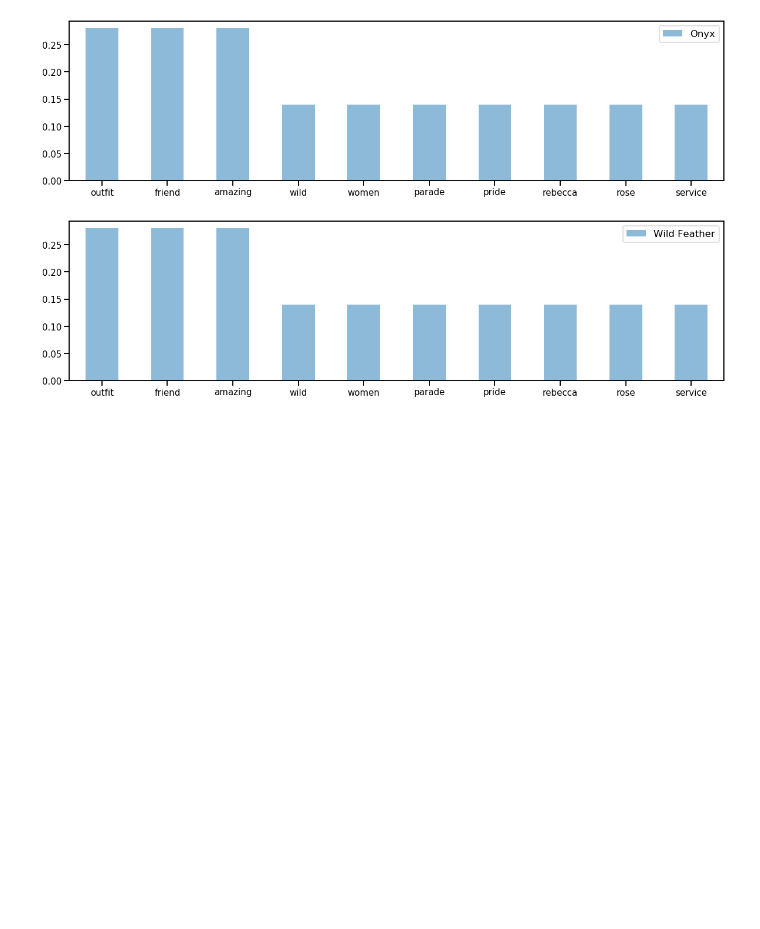
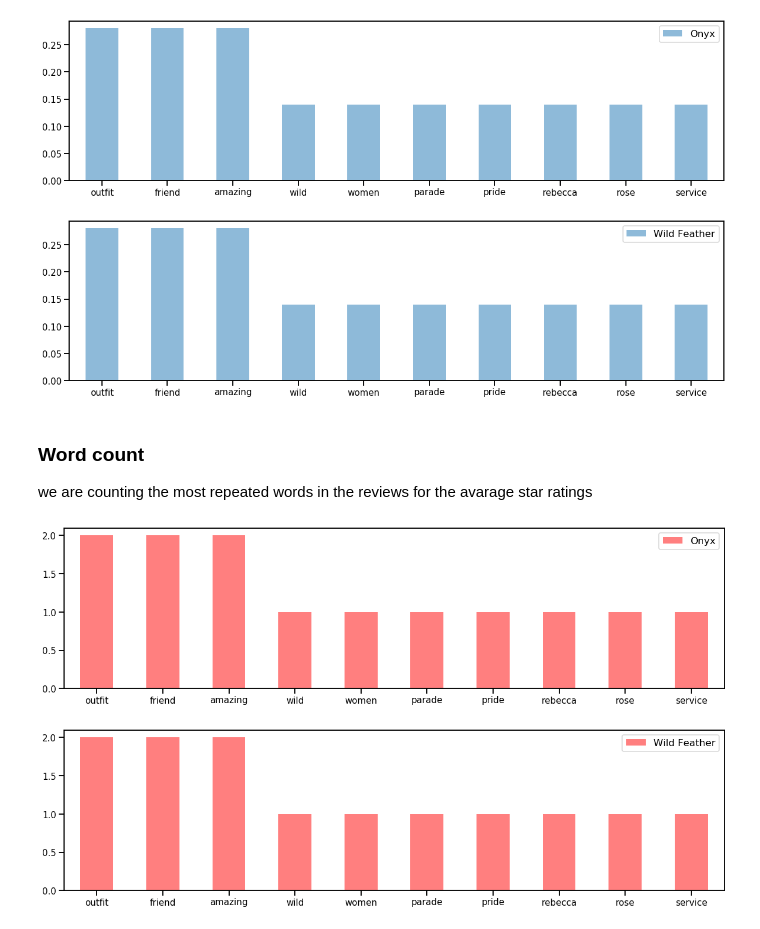
Before and after one commit to FarnazG/NLP_analysis, a Jupyter notebook: NLP_Analysis_notebook.ipynb, the cells around one changed output. Cells and saved outputs as stored; diff of their text form; code cells hidden in the pictures; blank space fills up the shorter version.

Commit message:
NLP TF-IDF Analysis: Word Count

```diff
--- a/NLP_Analysis_notebook.ipynb
+++ b/NLP_Analysis_notebook.ipynb
@@ -155,3 +155,11 @@ boutique_tfidf
 | service | 0.140028 | Wild Feather | 5 star rating |
 [figure]
 [figure]
+# %% [markdown]
+### Word count
+we are counting the most repeated words in the reviews for the avarage star ratings
+# %%
+boutique_word_count = obj_tfidf.get_word_count(reviews,boutique_list)
+# %% [output]
+[figure, added]
+[figure, added]
```
